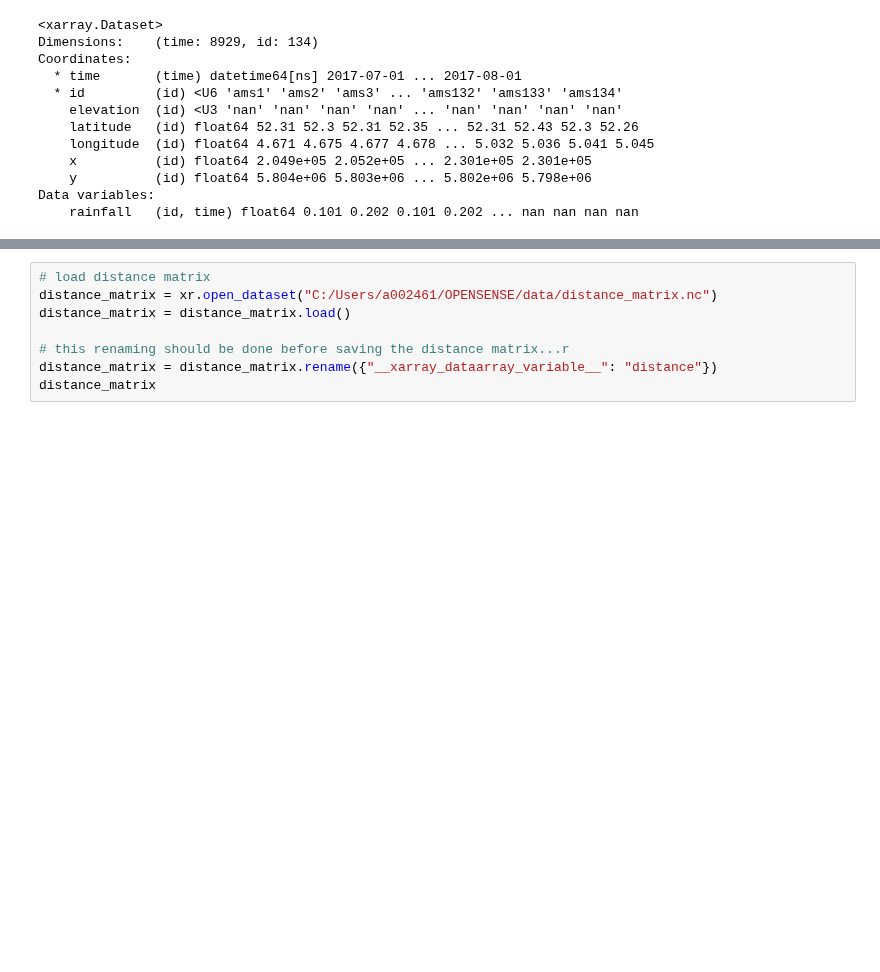
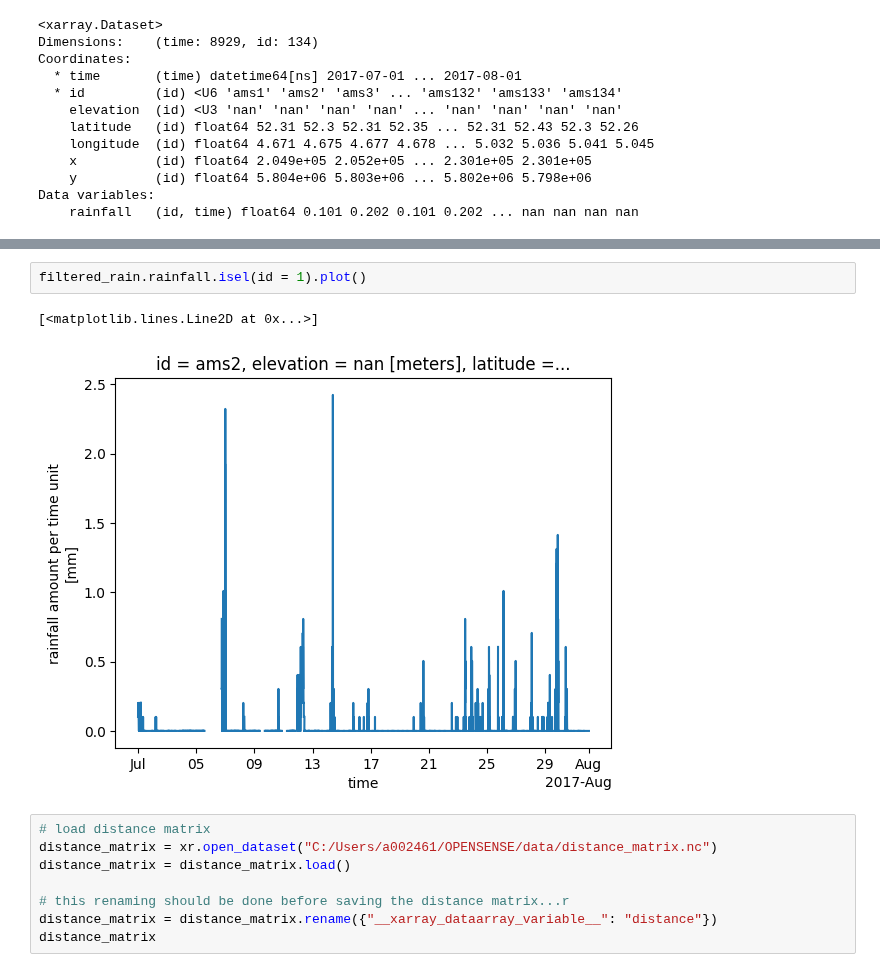
Before and after one commit to lepetersson/pypwsqc, a Jupyter notebook: docs/notebooks/station_outlier_filter.ipynb, the cells around one changed output, grey strips where cells are left out. Cells and saved outputs as stored; diff of their text form; blank space fills up the shorter version.

```diff
--- a/docs/notebooks/station_outlier_filter.ipynb
+++ b/docs/notebooks/station_outlier_filter.ipynb
@@ -78,3 +65,8 @@ Data variables:
+# %%
+filtered_rain.rainfall.isel(id = 1).plot()
+# %% [output]
+[<matplotlib.lines.Line2D at 0x...>]
+[figure, added]
 # %%
 # load distance matrix
 distance_matrix = xr.open_dataset("C:/Users/a002461/OPENSENSE/data/distance_matrix.nc")
```
Also changed, not shown: parts of 10 cells of this notebook, 2 other files.
